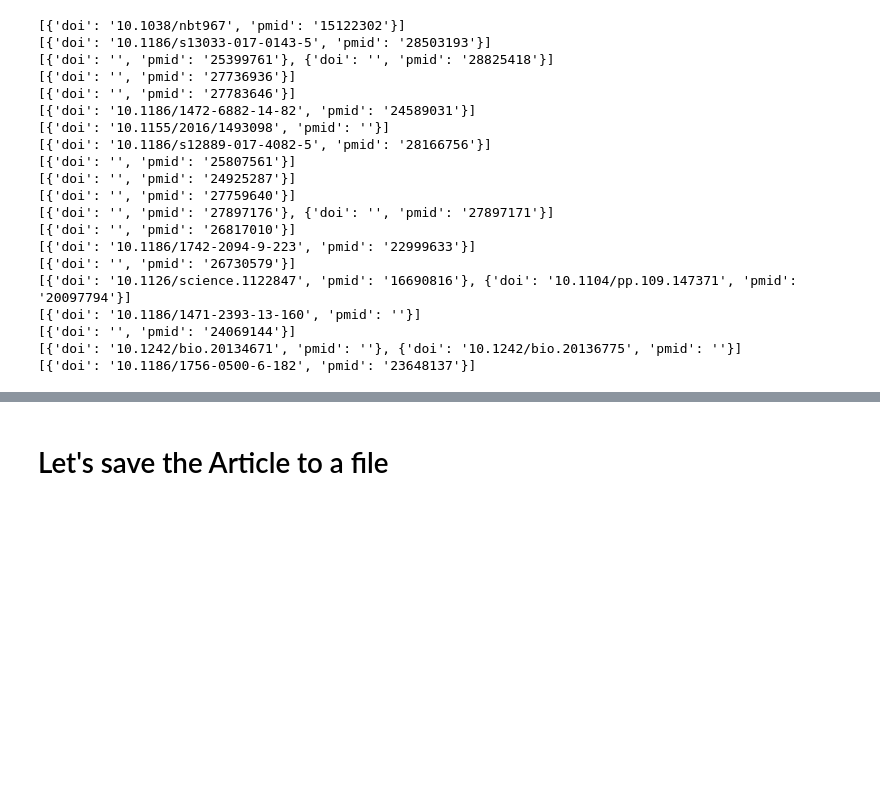
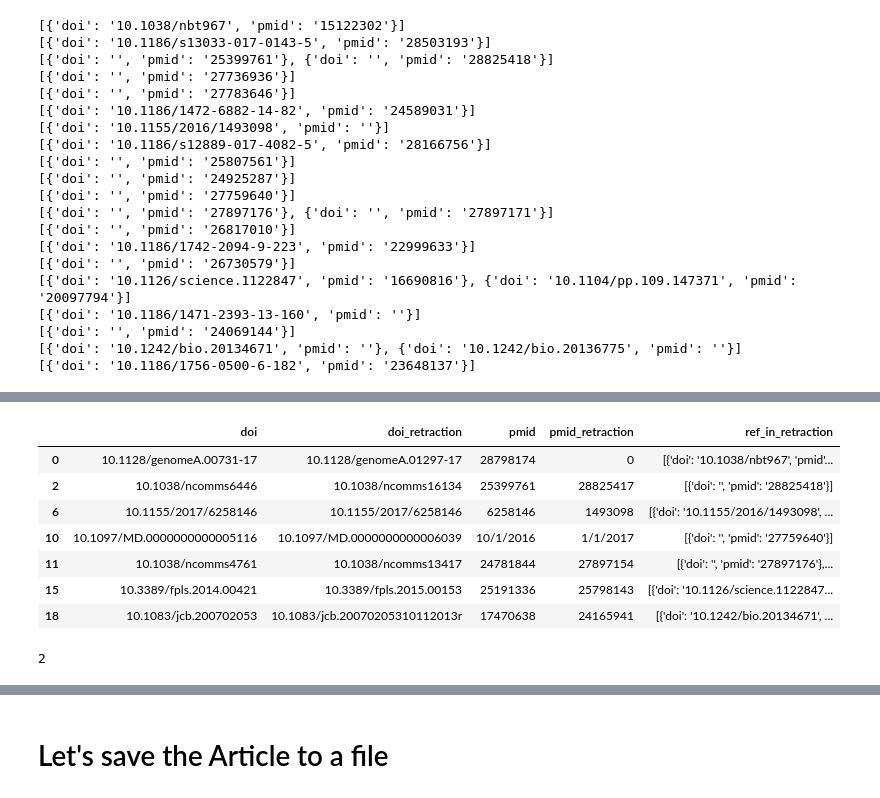
Before and after one commit to dciudadr/eLife_retractions, a Jupyter notebook: retractionwatch.ipynb, the cells around one changed output, grey strips where cells are left out. Drawn from its saved outputs; the diff is of its cells as text; code cells hidden in the pictures; blank space fills up the shorter version.

```diff
--- a/retractionwatch.ipynb
+++ b/retractionwatch.ipynb
@@ -785,0 +843,17 @@ NUMBER OF NEW ARTICLES:  10
+# %%
+mask = df_ids_retracted_retraction_critizing["ref_in_retraction"].apply(lambda c: c != [])
+df_with_references_in_retraction = df_ids_retracted_retraction_critizing[mask]
+df_with_references_in_retraction
+# %% [output]
+|  | doi | doi_retraction | pmid | pmid_retraction | ref_in_retraction |
+| 0 | 10.1128/genomeA.00731-17 | 10.1128/genomeA.01297-17 | 28798174 | 0 | [{'doi': '10.1038/nbt967', 'pmid'... |
+| 2 | 10.1038/ncomms6446 | 10.1038/ncomms16134 | 25399761 | 28825417 | [{'doi': '', 'pmid': '28825418'}] |
+| 6 | 10.1155/2017/6258146 | 10.1155/2017/6258146 | 6258146 | 1493098 | [{'doi': '10.1155/2016/1493098', ... |
+| 10 | 10.1097/MD.0000000000005116 | 10.1097/MD.0000000000006039 | 10/1/2016 | 1/1/2017 | [{'doi': '', 'pmid': '27759640'}] |
+| 11 | 10.1038/ncomms4761 | 10.1038/ncomms13417 | 24781844 | 27897154 | [{'doi': '', 'pmid': '27897176'},... |
+| 15 | 10.3389/fpls.2014.00421 | 10.3389/fpls.2015.00153 | 25191336 | 25798143 | [{'doi': '10.1126/science.1122847... |
+| 18 | 10.1083/jcb.200702053 | 10.1083/jcb.20070205310112013r | 17470638 | 24165941 | [{'doi': '10.1242/bio.20134671', ... |
+# %%
+len(df_with_references_in_retraction['ref_in_retraction'].iloc[6])
+# %% [output]
+2
```
Also changed, not shown: parts of 14 cells of this notebook, 1 other file.
